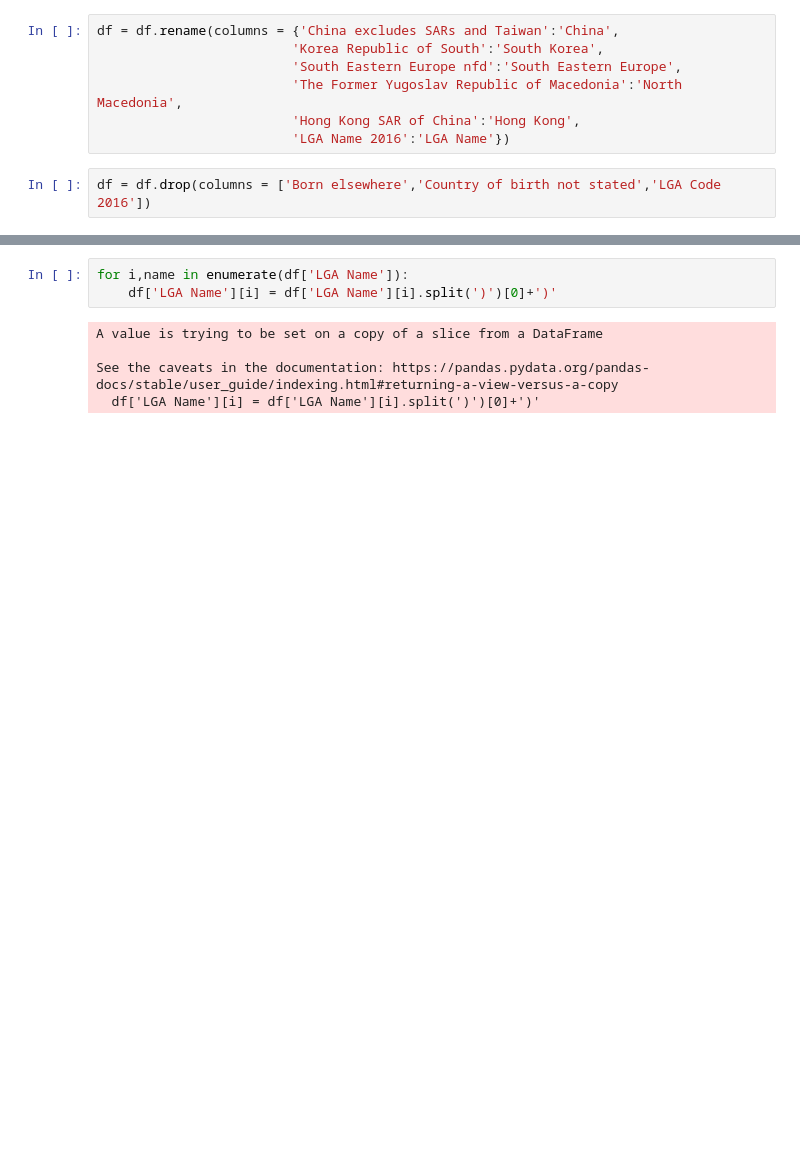
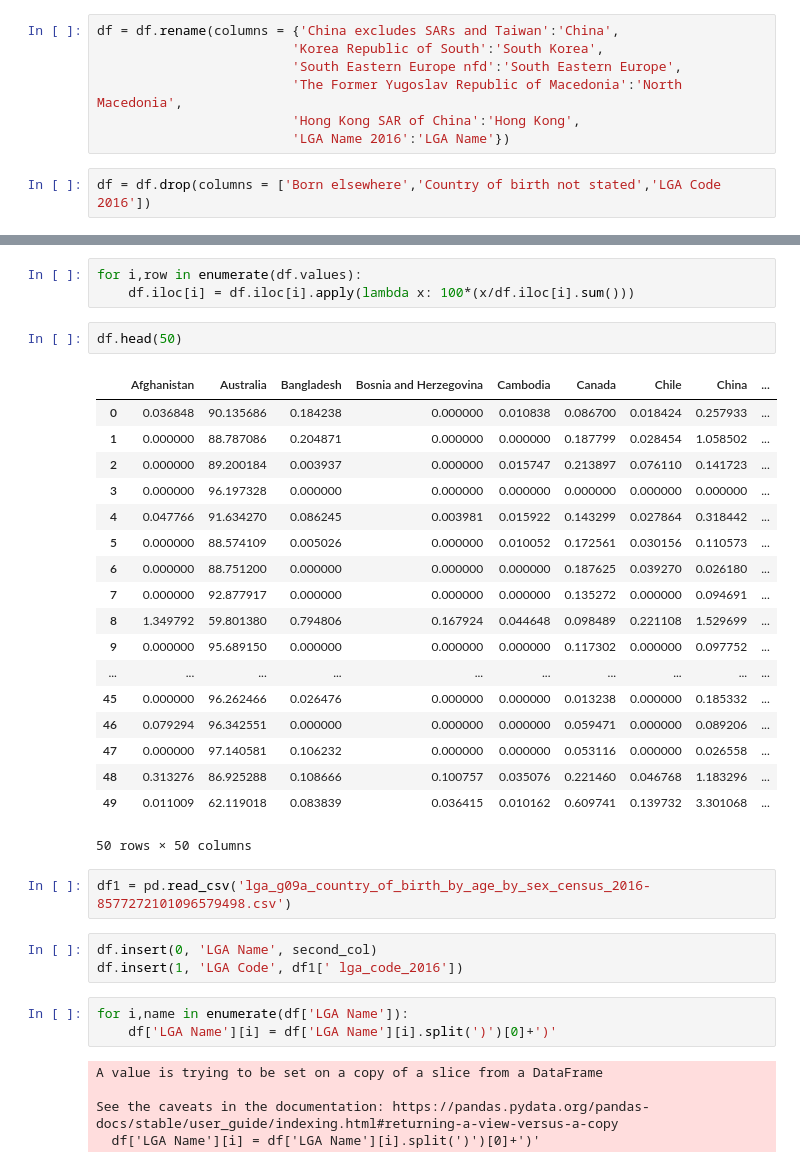
Before and after one commit to dongxinshi/People-of-Aus, a Jupyter notebook: Feature Code/School Search/rawLGADataCleaning.ipynb, the cells around one changed output, grey strips where cells are left out. Drawn from its saved outputs; the diff is of its cells as text; blank space fills up the shorter version.

```diff
--- a/Feature Code/School Search/rawLGADataCleaning.ipynb
+++ b/Feature Code/School Search/rawLGADataCleaning.ipynb
@@ -74,3 +82,32 @@ df.insert(0, 'LGA Name', second_col)
+# %%
+for i,row in enumerate(df.values):
+    df.iloc[i] = df.iloc[i].apply(lambda x: 100*(x/df.iloc[i].sum()))
+# %%
+df.head(50)
+# %% [output]
+|  | Afghanistan | Australia | Bangladesh | Bosnia and Herzegovina | Cambodia | Canada | Chile | China | ... |
+| 0 | 0.036848 | 90.135686 | 0.184238 | 0.000000 | 0.010838 | 0.086700 | 0.018424 | 0.257933 | ... |
+| 1 | 0.000000 | 88.787086 | 0.204871 | 0.000000 | 0.000000 | 0.187799 | 0.028454 | 1.058502 | ... |
+| 2 | 0.000000 | 89.200184 | 0.003937 | 0.000000 | 0.015747 | 0.213897 | 0.076110 | 0.141723 | ... |
+| 3 | 0.000000 | 96.197328 | 0.000000 | 0.000000 | 0.000000 | 0.000000 | 0.000000 | 0.000000 | ... |
+| 4 | 0.047766 | 91.634270 | 0.086245 | 0.003981 | 0.015922 | 0.143299 | 0.027864 | 0.318442 | ... |
+| 5 | 0.000000 | 88.574109 | 0.005026 | 0.000000 | 0.010052 | 0.172561 | 0.030156 | 0.110573 | ... |
+| 6 | 0.000000 | 88.751200 | 0.000000 | 0.000000 | 0.000000 | 0.187625 | 0.039270 | 0.026180 | ... |
+| 7 | 0.000000 | 92.877917 | 0.000000 | 0.000000 | 0.000000 | 0.135272 | 0.000000 | 0.094691 | ... |
+| 8 | 1.349792 | 59.801380 | 0.794806 | 0.167924 | 0.044648 | 0.098489 | 0.221108 | 1.529699 | ... |
+| 9 | 0.000000 | 95.689150 | 0.000000 | 0.000000 | 0.000000 | 0.117302 | 0.000000 | 0.097752 | ... |
+| ... | ... | ... | ... | ... | ... | ... | ... | ... | ... |
+| 45 | 0.000000 | 96.262466 | 0.026476 | 0.000000 | 0.000000 | 0.013238 | 0.000000 | 0.185332 | ... |
+| 46 | 0.079294 | 96.342551 | 0.000000 | 0.000000 | 0.000000 | 0.059471 | 0.000000 | 0.089206 | ... |
+| 47 | 0.000000 | 97.140581 | 0.106232 | 0.000000 | 0.000000 | 0.053116 | 0.000000 | 0.026558 | ... |
+| 48 | 0.313276 | 86.925288 | 0.108666 | 0.100757 | 0.035076 | 0.221460 | 0.046768 | 1.183296 | ... |
+| 49 | 0.011009 | 62.119018 | 0.083839 | 0.036415 | 0.010162 | 0.609741 | 0.139732 | 3.301068 | ... |
+50 rows × 50 columns
+# %%
+df1 = pd.read_csv('lga_g09a_country_of_birth_by_age_by_sex_census_2016-8577272101096579498.csv')
+# %%
+df.insert(0, 'LGA Name', second_col)
+df.insert(1, 'LGA Code', df1[' lga_code_2016'])
 # %%
 for i,name in enumerate(df['LGA Name']):
     df['LGA Name'][i] = df['LGA Name'][i].split(')')[0]+')'
```
Also changed, not shown: parts of 7 cells of this notebook, 1 other file.
